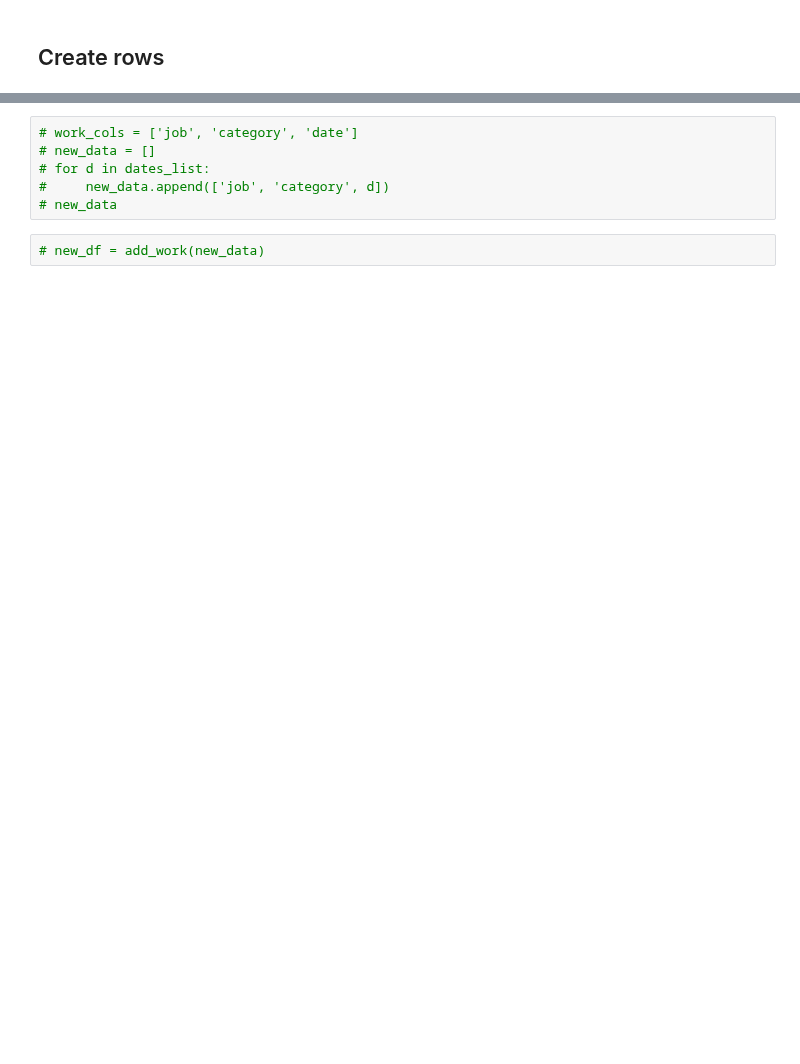
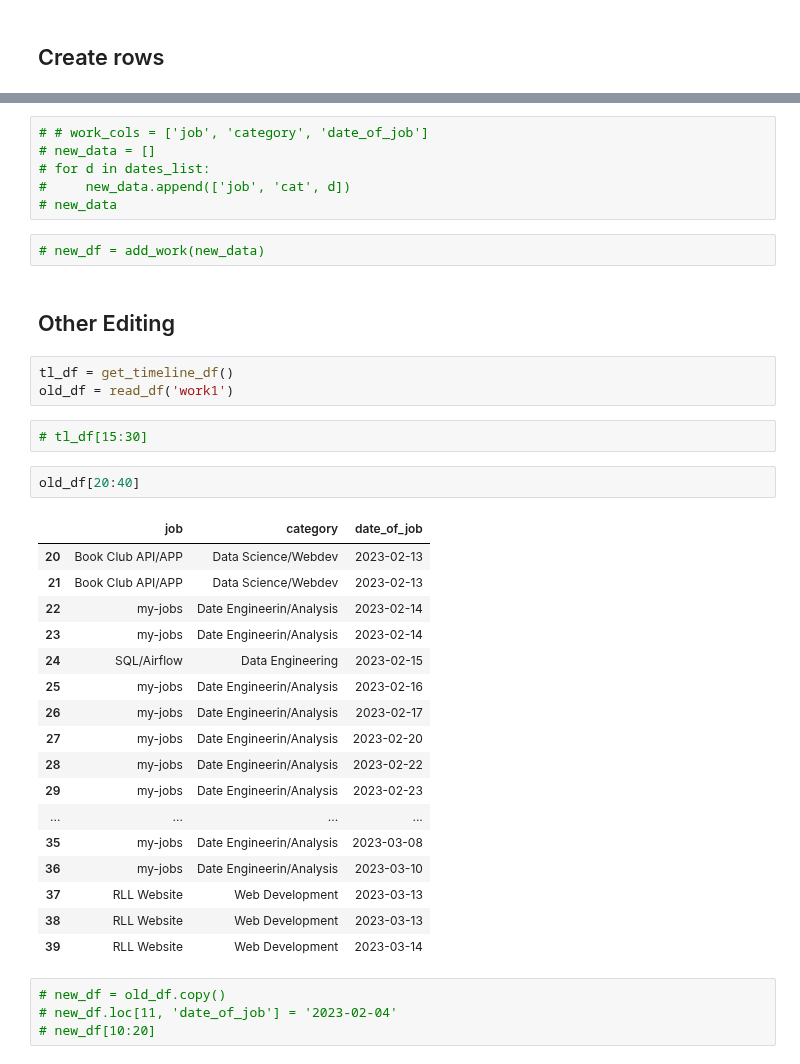
Before and after one commit to emilycardwell/my-jobs, a Jupyter notebook: jupyter_notebooks/work_df_editing.ipynb, the cells around one changed output, grey strips where cells are left out. Saved outputs shown, nothing was run; the diff lists cells and outputs as text; blank space fills up the shorter version.

```diff
--- a/jupyter_notebooks/work_df_editing.ipynb
+++ b/jupyter_notebooks/work_df_editing.ipynb
@@ -53,8 +42,39 @@ old_df
 # %%
-# work_cols = ['job', 'category', 'date']
+# # work_cols = ['job', 'category', 'date_of_job']
 # new_data = []
 # for d in dates_list:
-#     new_data.append(['job', 'category', d])
+#     new_data.append(['job', 'cat', d])
 # new_data
 # %%
 # new_df = add_work(new_data)
+# %% [markdown]
+## Other Editing
+# %%
+tl_df = get_timeline_df()
+old_df = read_df('work1')
+# %%
+# tl_df[15:30]
+# %%
+old_df[20:40]
+# %% [output]
+|  | job | category | date_of_job |
+| 20 | Book Club API/APP | Data Science/Webdev | 2023-02-13 |
+| 21 | Book Club API/APP | Data Science/Webdev | 2023-02-13 |
+| 22 | my-jobs | Date Engineerin/Analysis | 2023-02-14 |
+| 23 | my-jobs | Date Engineerin/Analysis | 2023-02-14 |
+| 24 | SQL/Airflow | Data Engineering | 2023-02-15 |
+| 25 | my-jobs | Date Engineerin/Analysis | 2023-02-16 |
+| 26 | my-jobs | Date Engineerin/Analysis | 2023-02-17 |
+| 27 | my-jobs | Date Engineerin/Analysis | 2023-02-20 |
+| 28 | my-jobs | Date Engineerin/Analysis | 2023-02-22 |
+| 29 | my-jobs | Date Engineerin/Analysis | 2023-02-23 |
+| ... | ... | ... | ... |
+| 35 | my-jobs | Date Engineerin/Analysis | 2023-03-08 |
+| 36 | my-jobs | Date Engineerin/Analysis | 2023-03-10 |
+| 37 | RLL Website | Web Development | 2023-03-13 |
+| 38 | RLL Website | Web Development | 2023-03-13 |
+| 39 | RLL Website | Web Development | 2023-03-14 |
+# %%
+# new_df = old_df.copy()
+# new_df.loc[11, 'date_of_job'] = '2023-02-04'
+# new_df[10:20]
```
Also changed, not shown: parts of 6 cells of this notebook, 4 other files.
